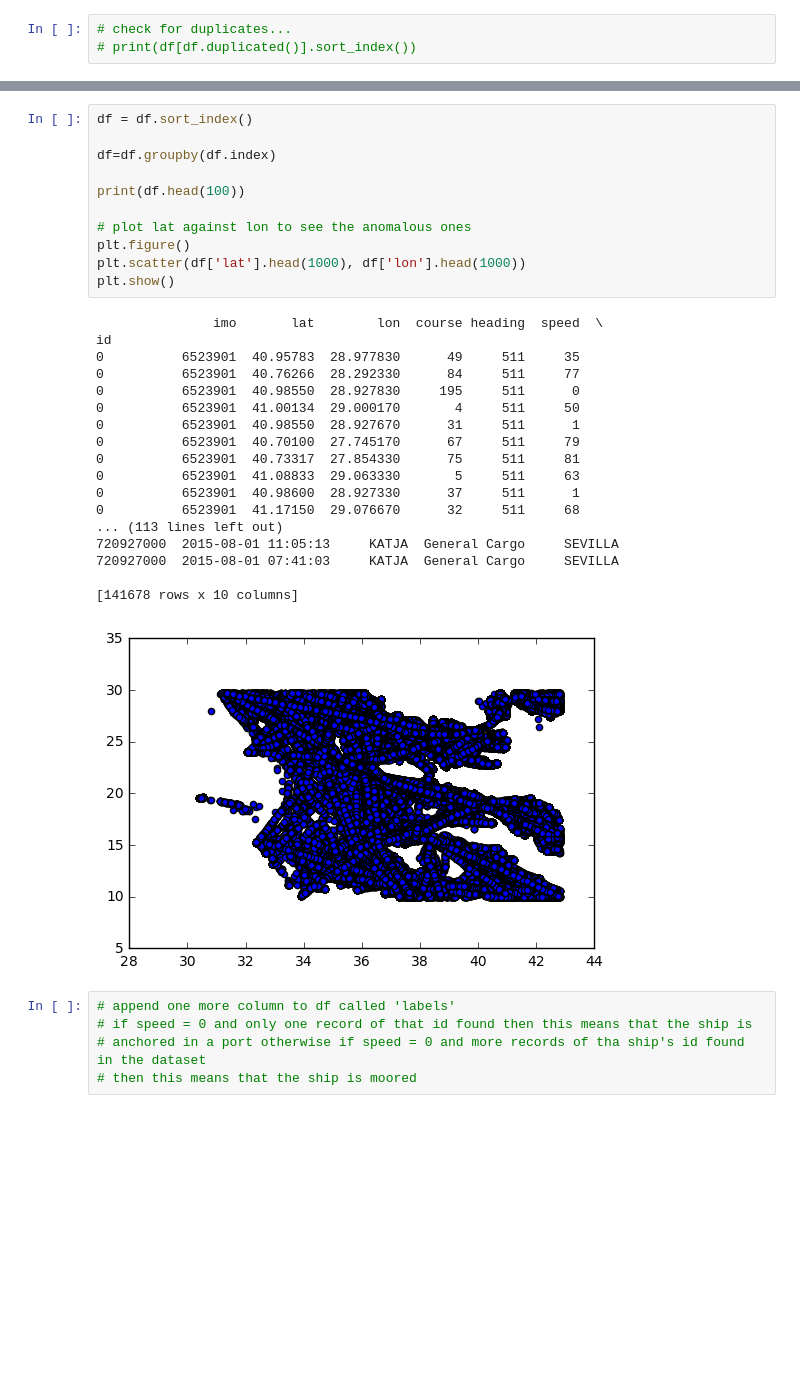
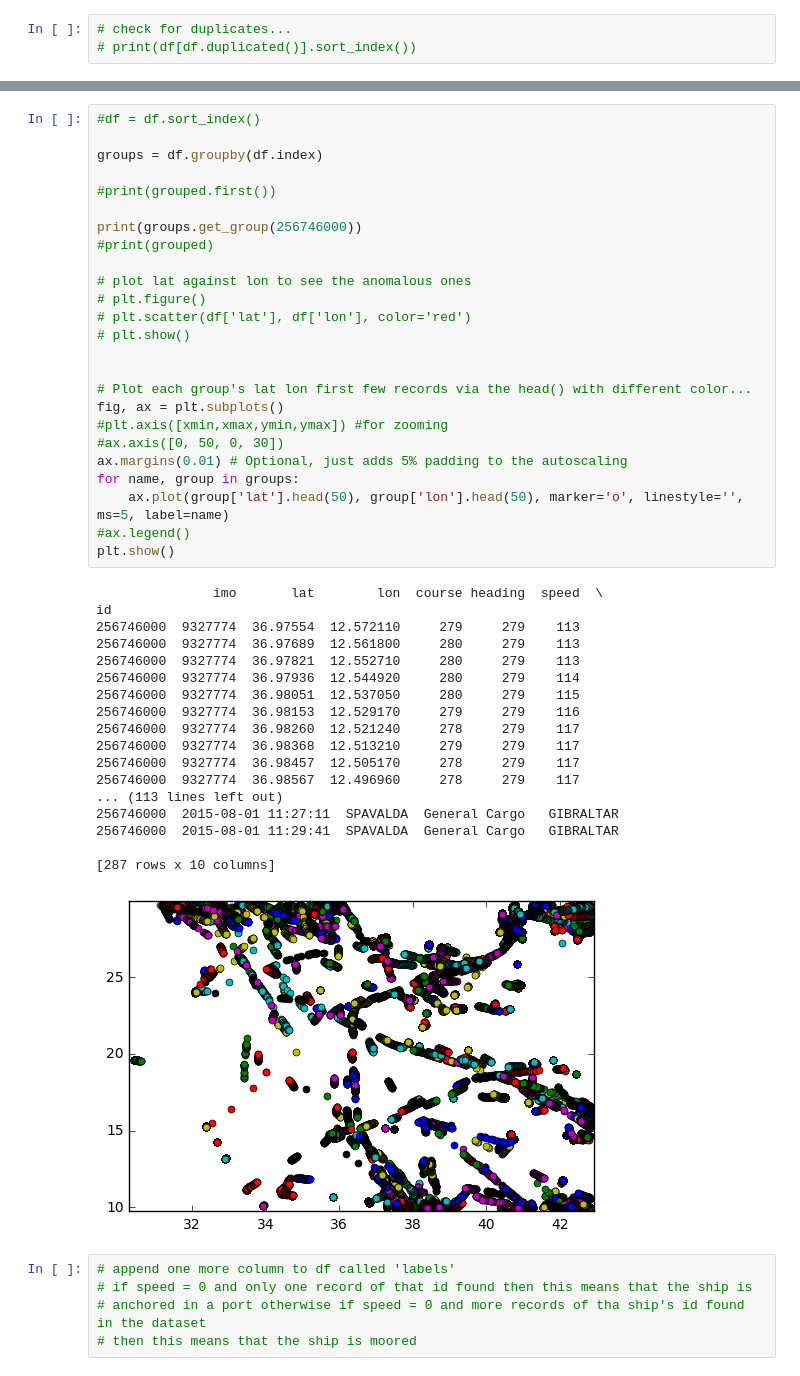
Before and after one commit to chara-b/shipstracking, a Jupyter notebook: Untitled.ipynb, the cells around one changed output, grey strips where cells are left out. Drawn from its saved outputs; the diff is of its cells as text; blank space fills up the shorter version.

```diff
--- a/Untitled.ipynb
+++ b/Untitled.ipynb
@@ -141,36 +146,50 @@ id
 271002090    Unknown Destination
 271002108    Unknown Destination
 Name: destination, dtype: object
-# %%
-df = df.sort_index()
-
-df=df.groupby(df.index)
-
-print(df.head(100))
-
-# plot lat against lon to see the anomalous ones
-plt.figure()
-plt.scatter(df['lat'].head(1000), df['lon'].head(1000))
-plt.show()
-# %% [output]
-               imo       lat        lon  course heading  speed  \
-id
-0          6523901  40.95783  28.977830      49     511     35
-0          6523901  40.76266  28.292330      84     511     77
-0          6523901  40.98550  28.927830     195     511      0
-0          6523901  41.00134  29.000170       4     511     50
-0          6523901  40.98550  28.927670      31     511      1
-0          6523901  40.70100  27.745170      67     511     79
-0          6523901  40.73317  27.854330      75     511     81
-0          6523901  41.08833  29.063330       5     511     63
-0          6523901  40.98600  28.927330      37     511      1
-0          6523901  41.17150  29.076670      32     511     68
-... (113 lines left out)
-720927000  2015-08-01 11:05:13     KATJA  General Cargo     SEVILLA
-720927000  2015-08-01 07:41:03     KATJA  General Cargo     SEVILLA
-
-[141678 rows x 10 columns]
-[figure, removed]
+# %%
+#df = df.sort_index()
+
+groups = df.groupby(df.index)
+
+#print(grouped.first())
+
+print(groups.get_group(256746000))
+#print(grouped)
+
+# plot lat against lon to see the anomalous ones
+# plt.figure()
+# plt.scatter(df['lat'], df['lon'], color='red')
+# plt.show()
+
+
+# Plot each group's lat lon first few records via the head() with different color...
+fig, ax = plt.subplots()
+#plt.axis([xmin,xmax,ymin,ymax]) #for zooming
+#ax.axis([0, 50, 0, 30])
+ax.margins(0.01) # Optional, just adds 5% padding to the autoscaling
+for name, group in groups:
+    ax.plot(group['lat'].head(50), group['lon'].head(50), marker='o', linestyle='', ms=5, label=name)
+#ax.legend()
+plt.show()
+# %% [output]
+               imo       lat        lon  course heading  speed  \
+id
+256746000  9327774  36.97554  12.572110     279     279    113
+256746000  9327774  36.97689  12.561800     280     279    113
+256746000  9327774  36.97821  12.552710     280     279    113
+256746000  9327774  36.97936  12.544920     280     279    114
+256746000  9327774  36.98051  12.537050     280     279    115
+256746000  9327774  36.98153  12.529170     279     279    116
+256746000  9327774  36.98260  12.521240     278     279    117
+256746000  9327774  36.98368  12.513210     279     279    117
+256746000  9327774  36.98457  12.505170     278     279    117
+256746000  9327774  36.98567  12.496960     278     279    117
+... (113 lines left out)
+256746000  2015-08-01 11:27:11  SPAVALDA  General Cargo   GIBRALTAR
+256746000  2015-08-01 11:29:41  SPAVALDA  General Cargo   GIBRALTAR
+
+[287 rows x 10 columns]
+[figure, added]
 # %%
 # append one more column to df called 'labels'
 # if speed = 0 and only one record of that id found then this means that the ship is
```
Also changed, not shown: parts of 3 cells of this notebook.
